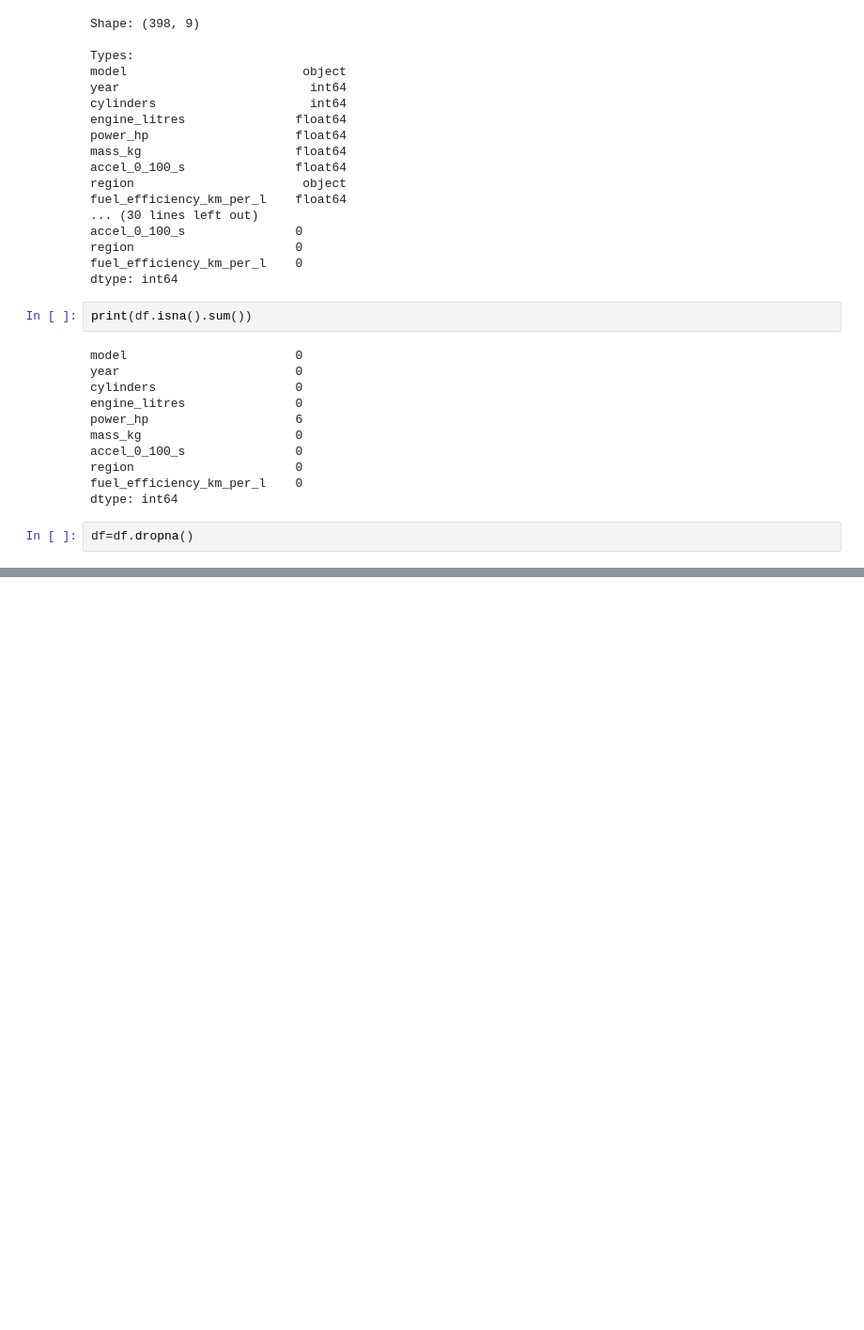
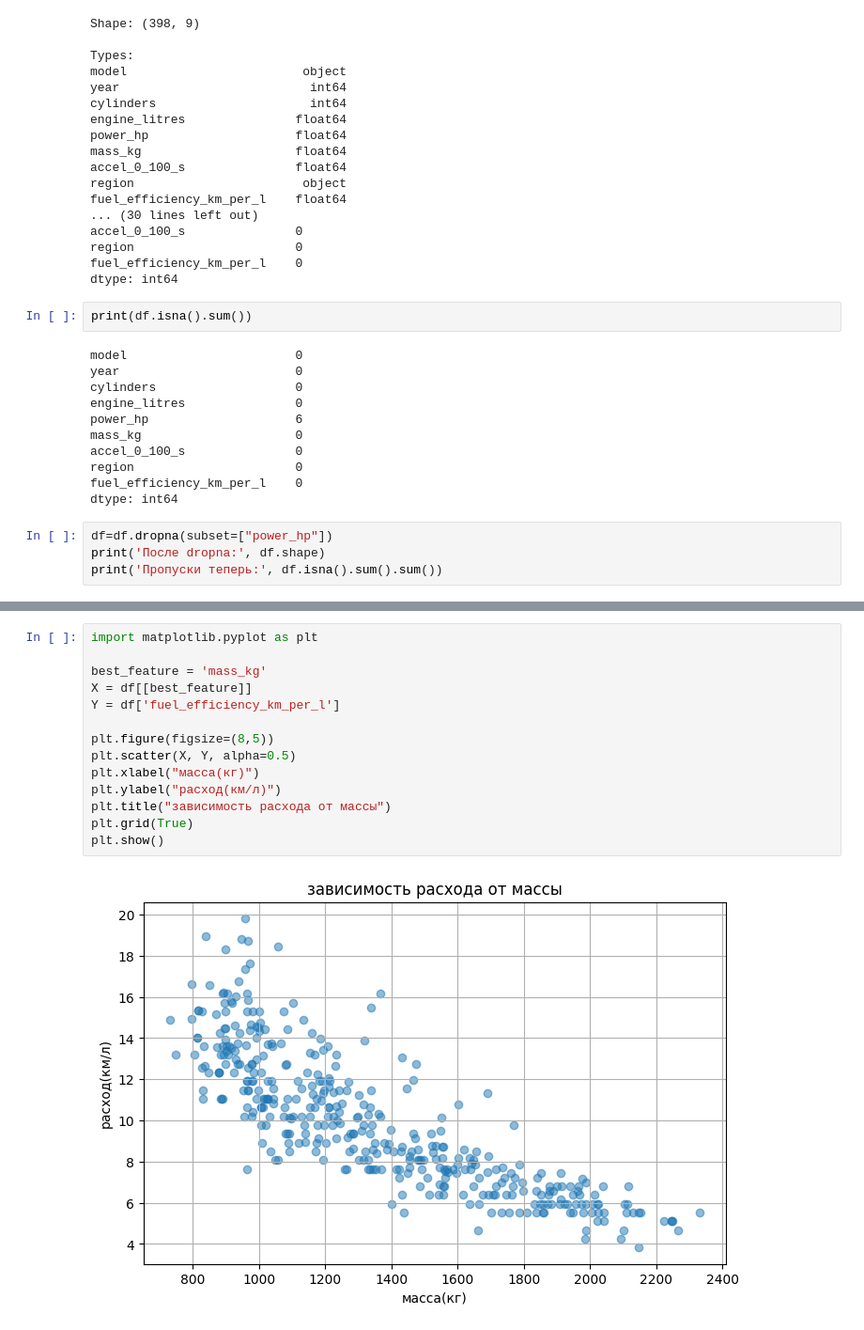
Before and after one commit to Meyrim1/ml_course, a Jupyter notebook: labka1.ipynb, the cells around one changed output, grey strips where cells are left out. Shown at 94% size. Drawn from its saved outputs; the diff is of its cells as text; blank space fills up the shorter version.

```diff
--- a/labka1.ipynb
+++ b/labka1.ipynb
@@ -43,5 +43,7 @@ accel_0_100_s               0
 region                      0
 fuel_efficiency_km_per_l    0
 dtype: int64
-# %%
-df=df.dropna()
+# %%
+df=df.dropna(subset=["power_hp"])
+print('После dropna:', df.shape)
+print('Пропуски теперь:', df.isna().sum().sum())
@@ -47,0 +65,16 @@ df=df.dropna()
+# %%
+import matplotlib.pyplot as plt
+
+best_feature = 'mass_kg'
+X = df[[best_feature]]
+Y = df['fuel_efficiency_km_per_l']
+
+plt.figure(figsize=(8,5))
+plt.scatter(X, Y, alpha=0.5)
+plt.xlabel("масса(кг)")
+plt.ylabel("расход(км/л)")
+plt.title("зависимость расхода от массы")
+plt.grid(True)
+plt.show()
+# %% [output]
+[figure, added]
```
Also changed, not shown: parts of 19 cells of this notebook.
